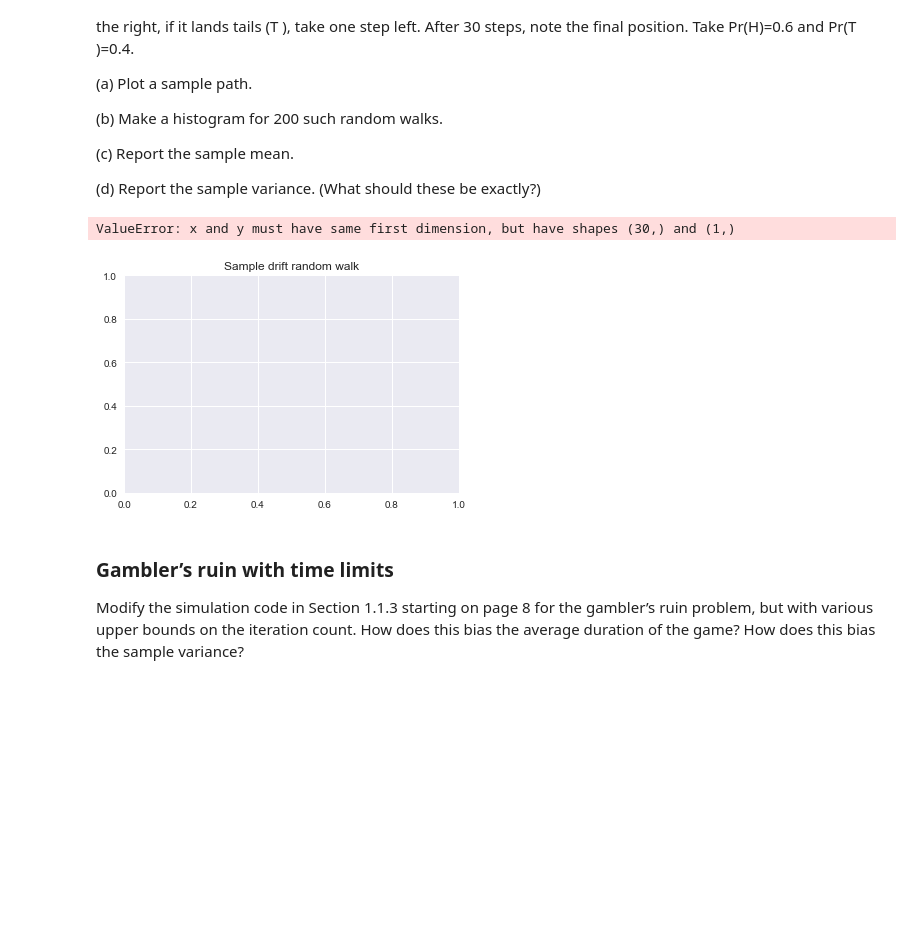
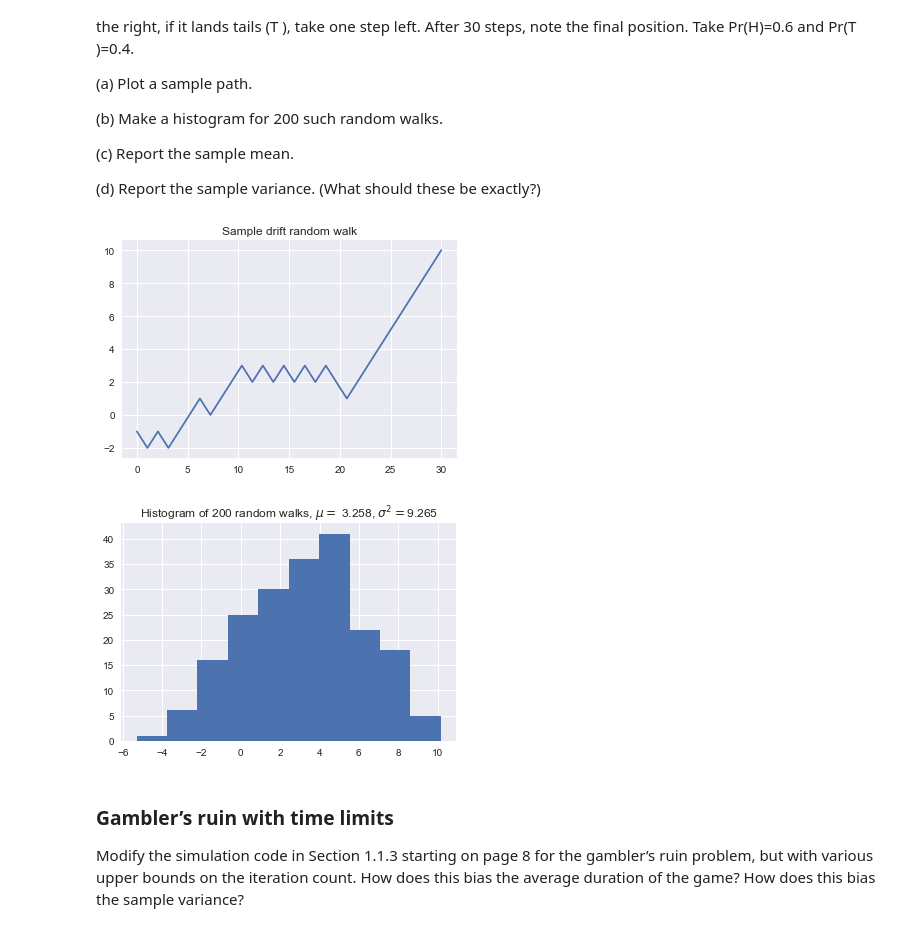
Before and after one commit to hueyning/cs166-repo, a Jupyter notebook: CS166 Session 10.1 - Simulations with random numbers.ipynb, the cells around one changed output. Cells and saved outputs as stored; diff of their text form; code cells hidden in the pictures; blank space fills up the shorter version.

```diff
--- a/CS166 Session 10.1 - Simulations with random numbers.ipynb
+++ b/CS166 Session 10.1 - Simulations with random numbers.ipynb
@@ -18,32 +18,33 @@ mean.
 # %%
 import numpy as np
 import matplotlib.pyplot as plt
 import seaborn as sns
 sns.set()
 
 def drift_random_walk():
     path = []
-    st
+    starting_pos = 0
     for i in range(30):
-        if np.random.uniform() < 0.6: path.append(-1)
-        else: path.append(1)
+        if np.random.uniform() < 0.6: starting_pos += 1
+        else: starting_pos -= 1
+        path.append(starting_pos)
     return path
 
 x = np.linspace(0,30,30)
 plt.title("Sample drift random walk")
 plt.plot(x,drift_random_walk())
 plt.show()
 
 samples = [np.mean(drift_random_walk()) for i in range(200)]
 sample_mean = round(np.mean(samples),3)
 sample_var = round(np.var(samples),3)
 
 plt.title(f"Histogram of 200 random walks, $\mu =$ {sample_mean}, $\sigma^2=${sample_var}")
 plt.hist(samples, bins=10)
 plt.show()
 # %% [output]
-ValueError: x and y must have same first dimension, but have shapes (30,) and (1,)
-[figure, old version]
+[figure, new version]
+[figure, added]
 # %% [markdown]
 <h3>Gambler’s ruin with time limits</h3>
 
```
Also changed, not shown: parts of 1 cell of this notebook.
